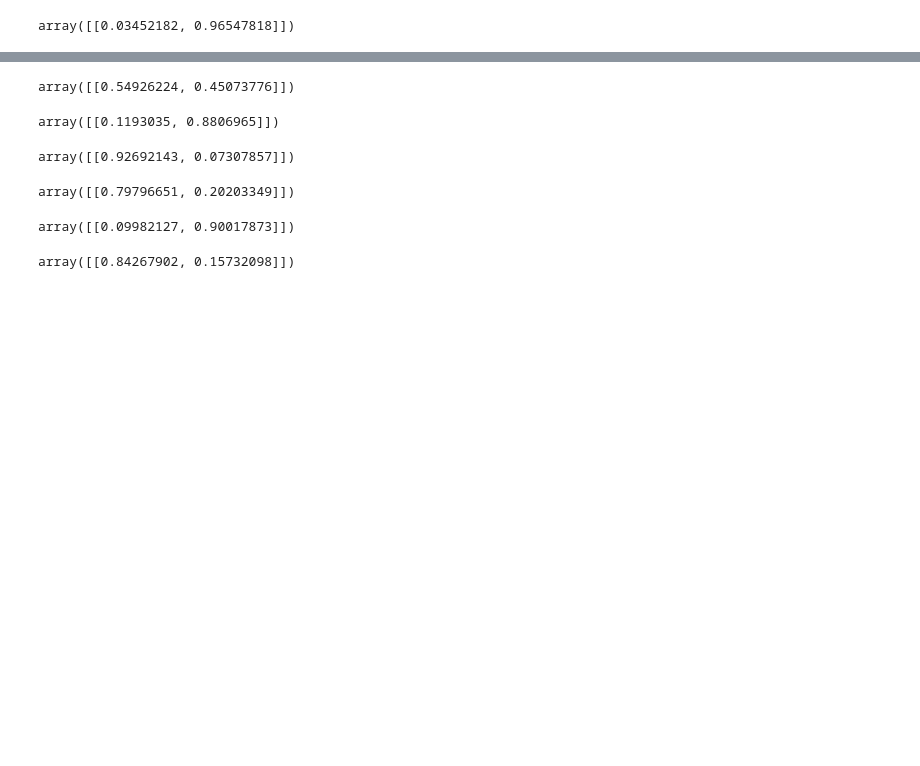
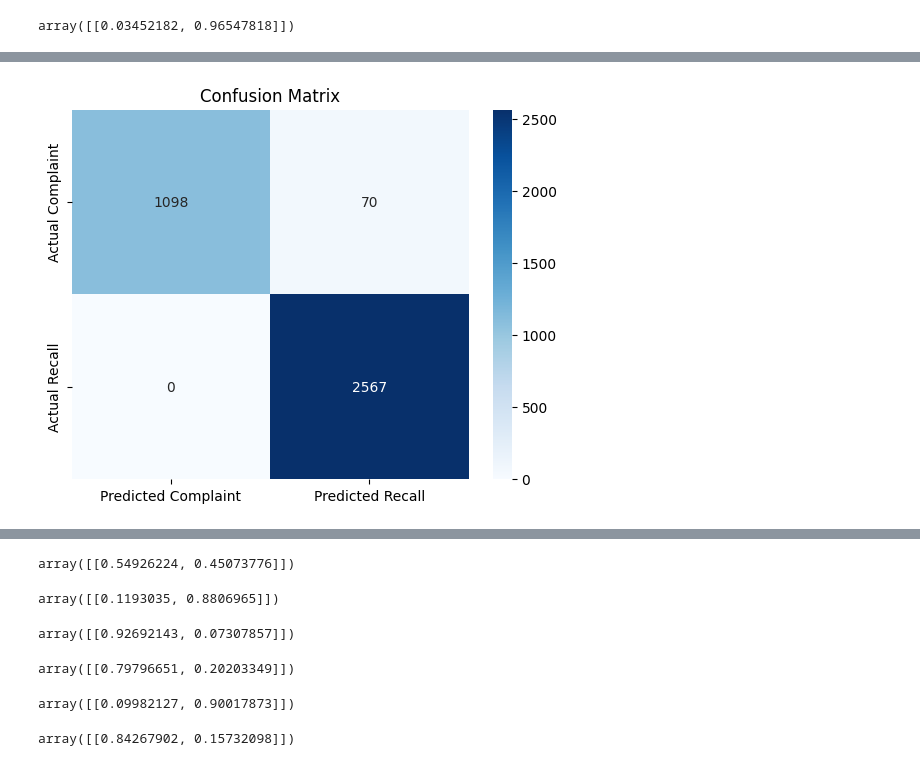
Before and after one commit to HJHUNT/SIADs_capstone_vehicle_complaints_and_recalls, a Jupyter notebook: Experiments/logistic_regression.ipynb, the cells around one changed output, grey strips where cells are left out. Drawn from its saved outputs; the diff is of its cells as text; code cells hidden in the pictures; blank space fills up the shorter version.

```diff
--- a/Experiments/logistic_regression.ipynb
+++ b/Experiments/logistic_regression.ipynb
@@ -531,0 +521,38 @@ array([[0.03452182, 0.96547818]])
+# %%
+recall_stopwords = ["crash", "risk", "increasing", "increase", "increases", "increased", "may", "could",
+ "injury", "equipment", "loss", "resulting", "condition", "occur", "result", "event", "labels", "possibly"]
+
+complaint_stopwords = ["engine", "unknown", "car", "driving", "issue", "dealer", "failed", "problem",
+ "dealership", "issues", "times", "service", "back", "safety", "recall", "due", "like",
+ ]
+# %%
+p = Preprocesser(
+    "CDESCR_AND_COMPONENT",
+    custom_clean_name="nltk_stopwords_cdescr_and_components",
+    custom_vectorizer_name="tfidf_binary_unigram_bigram_cdescr_and_component",
+    extra_stopwords=recall_stopwords + complaint_stopwords,
+    vectorizer=TfidfVectorizer,
+    vectorizer_params=dict(
+        ngram_range=(1,2),
+        min_df=20,
+        max_df=0.7,
+        binary=True
+    ),
+    is_stem=True,
+    rerun=True
+)
+p.preprocess()
+c = Classifier(
+    classifier=SGDClassifier,
+    classifier_params=dict(
+        random_state=42,
+        loss="log_loss"
+    ),
+    custom_classifier_name="lr_cdescr_and_components",
+    X_train = p.x_train_vect,
+    y_train = p.df_train["IS_RECALL"],
+    X_test = p.x_test_vect,
+    y_test = p.df_test["IS_RECALL"],
+    rerun=True
+)
+c.fit()
@@ -531,0 +576,4 @@ array([[0.03452182, 0.96547818]])
+# %%
+_ = c.plot_heatmap()
+# %% [output]
+[figure, added]
```
Also changed, not shown: parts of 16 cells of this notebook.
